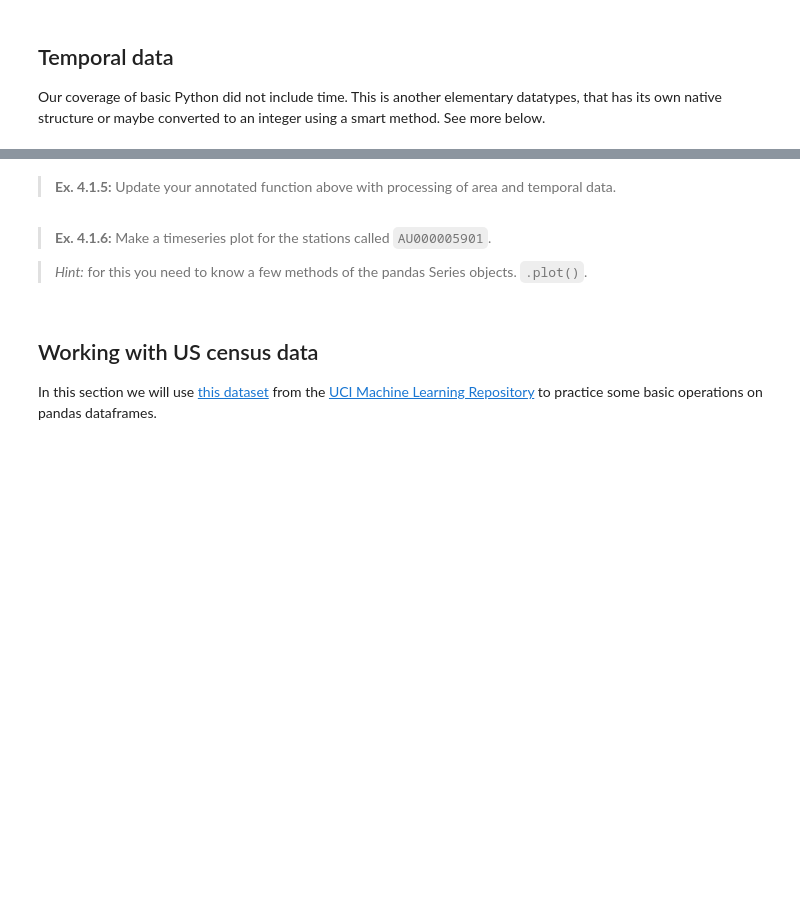
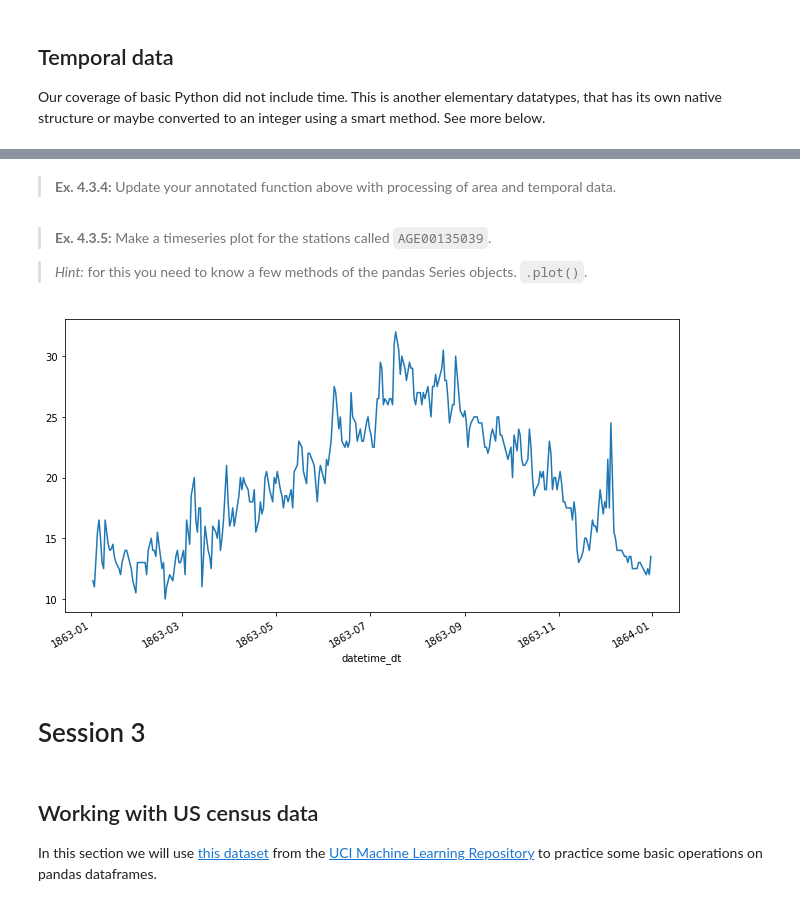
Before and after one commit to joachimkrasmussen/ISDS, a Jupyter notebook: session_2b/module_2_vid+exc_new.ipynb, the cells around one changed output, grey strips where cells are left out. Cells and saved outputs as stored; diff of their text form; code cells hidden in the pictures; blank space fills up the shorter version.

```diff
--- a/session_2b/module_2_vid+exc_new.ipynb
+++ b/session_2b/module_2_vid+exc_new.ipynb
@@ -308,2 +455,2 @@ YouTubeVideo('BGnxa6mT94g', width=640, height=360)
 # %% [markdown]
-> **Ex. 4.1.5:** Update your annotated function above with processing of area and temporal data.
+> **Ex. 4.3.4:** Update your annotated function above with processing of area and temporal data.
@@ -312,4 +457,43 @@ YouTubeVideo('BGnxa6mT94g', width=640, height=360)
+# %%
+### BEGIN SOLUTION
+
+import pandas as pd # Import pandas package
+
+def load_weather(year):
+
+    url = f"ftp://ftp.ncdc.noaa.gov/pub/data/ghcn/daily/by_year/{year}.csv.gz"
+
+    # Load the data
+    df_weather = pd.read_csv(url, header=None)\
+                             .iloc[:,:4]
+
+    # Structure and clean data using methods chaining
+    df = df_weather\
+                .rename(columns = {0: 'station', 1: 'datetime', 2: 'obs_type', 3: 'obs_value'})\
+                .query("obs_type == 'TMAX'")\
+                .assign(obs_value = lambda df: df['obs_value']/10)\
+                .sort_values(by=['station', 'datetime'])\
+                .reset_index(drop=True)\
+                .copy()
+
+    # Get area codes from 2-3 first characters in station id
+    pattern = r'[0-9]'
+    df['area'] = df['station'].str[:3].replace('\d+', '').astype('category')
+
+    # Generate temperature categories
+    df['obs_value_cat'] = pd.qcut(df['obs_value'], q=[0,.2,.8,1])
+    df['obs_value_cat_labeled'] = pd.qcut(df['obs_value'], q=[0,.2,.8,1], labels=["cold", "medium", "hot"])
+
+    # Generate time stamp and make index
+    df['datetime_dt'] = pd.to_datetime(df['datetime'], format = '%Y%m%d')
+    df['month'] = df['datetime_dt'].dt.month
+    df.set_index(df['datetime_dt'], drop=True, inplace=True)
+    df.drop('datetime_dt',axis='columns', inplace=True)
+
+    return df
+
+### END SOLUTION
 # %% [markdown]
-> **Ex. 4.1.6:** Make a timeseries plot for the stations called `AU000005901`.
+> **Ex. 4.3.5:** Make a timeseries plot for the stations called `AGE00135039`.
 
 > _Hint:_ for this you need to know a few methods of the pandas Series objects. `.plot()`.
@@ -318,3 +500,12 @@ YouTubeVideo('BGnxa6mT94g', width=640, height=360)
+# %%
+### BEGIN SOLUTION
+load_weather(1863).query('station=="AGE00135039"').obs_value.plot(figsize=[11,6])
+plt.show()
+### END SOLUTION
+# %% [output]
+[figure, added]
+# %% [markdown]
+# Session 3
 # %% [markdown]
 ##  Working with US census data
 
```
Also changed, not shown: parts of 142 cells of this notebook, 5 other files.
